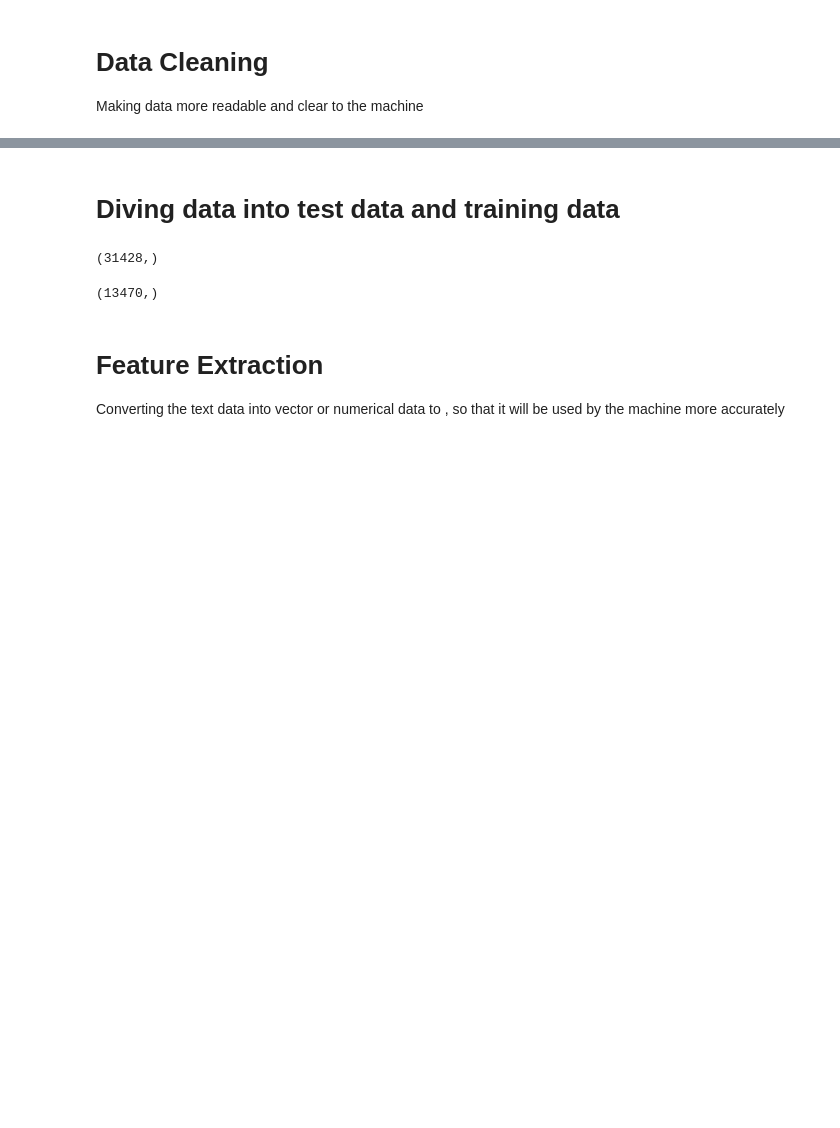
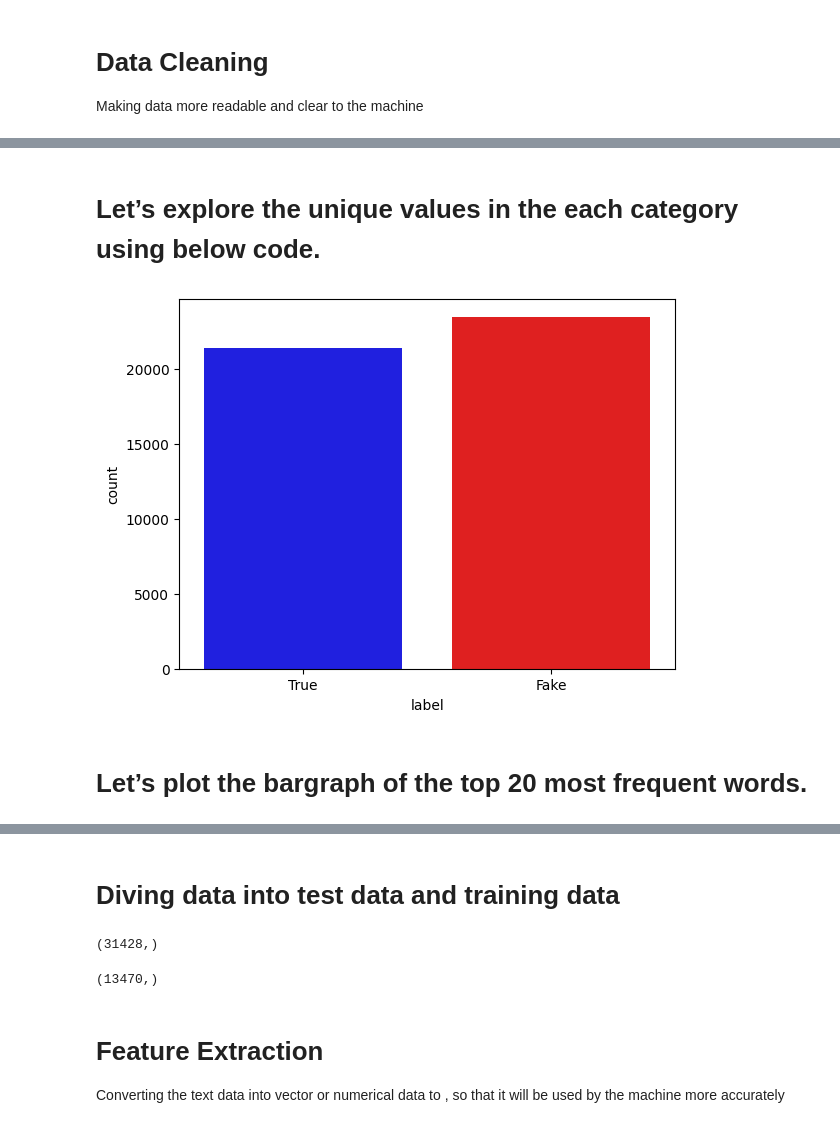
Before and after one commit to Harry30363/Fake_News_Detection_Proj, a Jupyter notebook: Fake_News_Detection_Project.ipynb, the cells around one changed output, grey strips where cells are left out. Drawn from its saved outputs; the diff is of its cells as text; code cells hidden in the pictures; blank space fills up the shorter version.

```diff
--- a/Fake_News_Detection_Project.ipynb
+++ b/Fake_News_Detection_Project.ipynb
@@ -185,0 +190,2 @@ Name: label, Length: 44898, dtype: int64
+# %% [markdown]
+# Let’s explore the unique values in the each category using below code.
@@ -185,0 +194,14 @@ Name: label, Length: 44898, dtype: int64
+# %%
+# Map labels to corresponding categories
+news['label'] = news['label'].map({0: 'Fake', 1: 'True'})
+
+# Create the count plot
+sns.countplot(data=news, x='label', hue='label', palette={'Fake': 'red', 'True': 'blue'})
+plt.show()
+
+# We have assigned the label 1 to true news and the label 0 to fake news,
+# the count plot will display the number of instances (or news articles) labeled as true (1) and fake (0).
+# %% [output]
+[figure, added]
+# %% [markdown]
+# Let’s plot the bargraph of the top 20 most frequent words.
```
Also changed, not shown: parts of 43 cells of this notebook.
